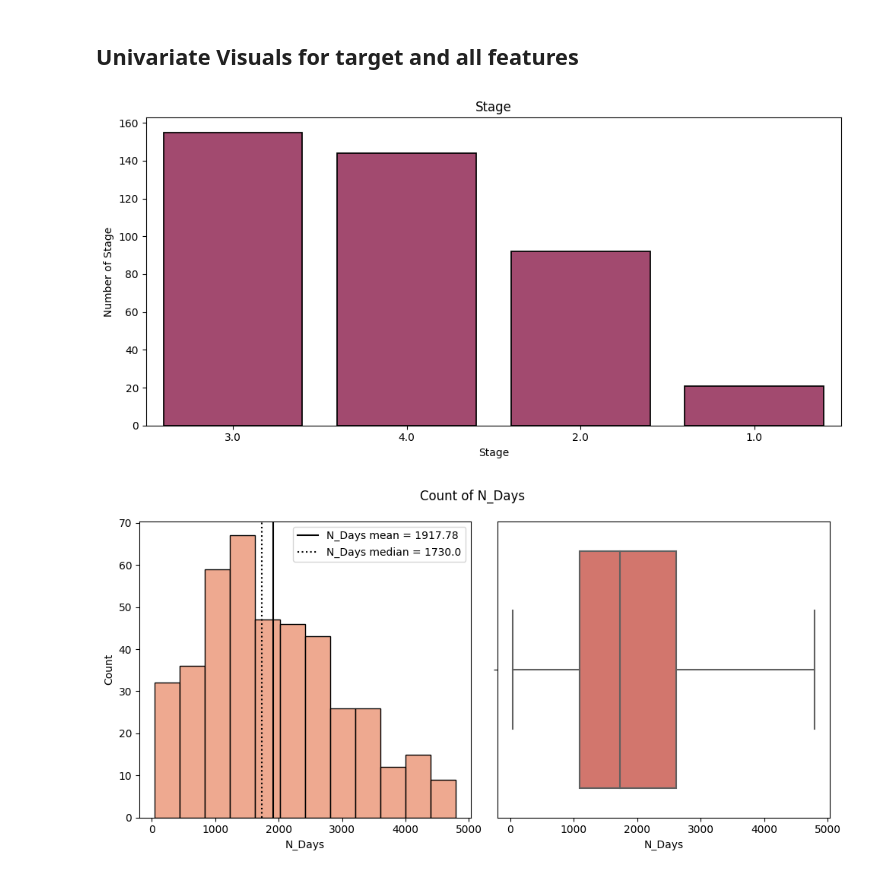
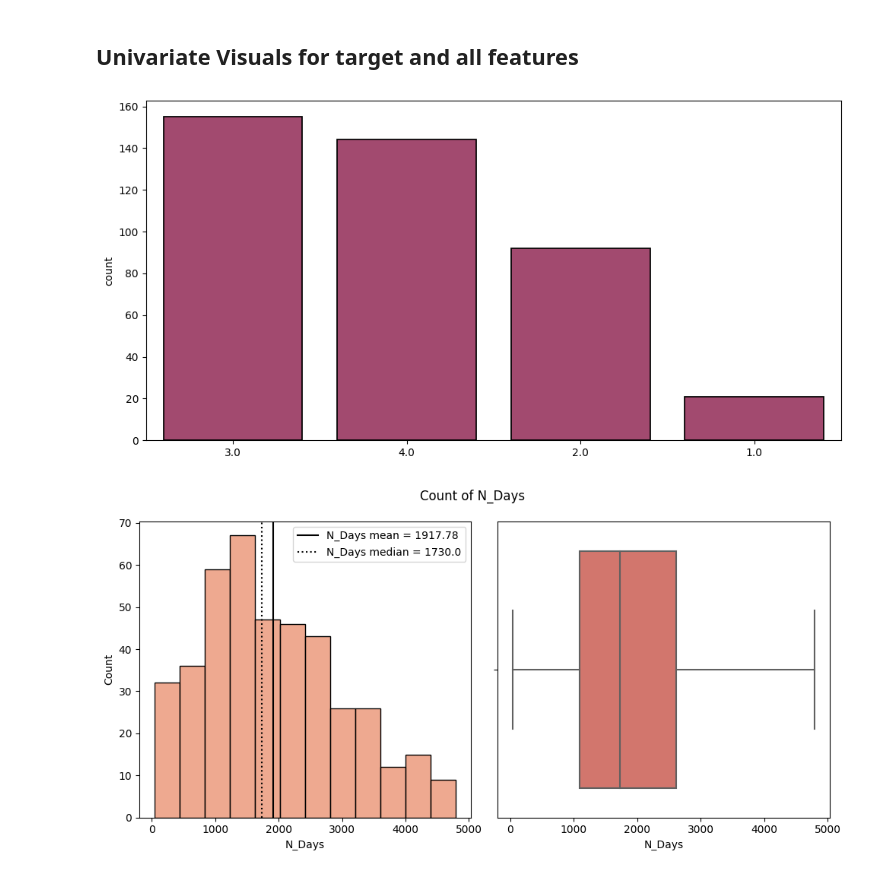
Before and after one commit to JmB17/Perosnal-Project, a Jupyter notebook: Cirrhosis_Prediction.ipynb, the cells around one changed output. Drawn from its saved outputs; the diff is of its cells as text; code cells hidden in the pictures.

```diff
--- a/Cirrhosis_Prediction.ipynb
+++ b/Cirrhosis_Prediction.ipynb
@@ -842,18 +843,19 @@ def hist_box_plot(data, x, figsize=(10,5)):
   return fig, axes
 # %%
 # Function here returns a Countplot
-def count_plot(data, column, figsize=(10,5), title_label='', hza='center', rot=0):
+def count_plot(data, x, figsize=(10,5), title_label='', x_label='', hza='center', rot=0):
 
       # Labels
-      labels = df[column].value_counts().index
+      labels = df[x].value_counts().index
 
       # Plot
       fig, ax = plt.subplots(figsize=figsize)
-      sns.countplot(data=df, x=column, lw=1.25, ec='k', color=col_pal[3], order=labels)
+      sns.countplot(data=df, x=x, lw=1.25, ec='k', color=col_pal[3], order=labels)
 
       # Title/Labels
       ax.set_title(title_label)
-      ax.set_ylabel(f'Number of {column}')
+      ax.set_xlabel(x_label)
+
 
       # Ticks
       ax.set_xticklabels(ax.get_xticklabels(), rotation=rot, ha=hza)
@@ -905,9 +922,9 @@ def scatter_plot(df, x, y, title_label='', x_label='', y_label='', figsize=(10,5
 ## Univariate Visuals for target and all features
 # %%
 # Target: Stage
-fig, ax = count_plot(df,'Stage', title_label='Stage')
+fig, ax = count_plot(df, 'Stage')
 # %% [output]
-[figure, old version]
+[figure, new version]
 # %%
 # N_Days
 fig, axes=hist_box_plot(df,'N_Days')
```
Also changed, not shown: parts of 11 cells of this notebook.
